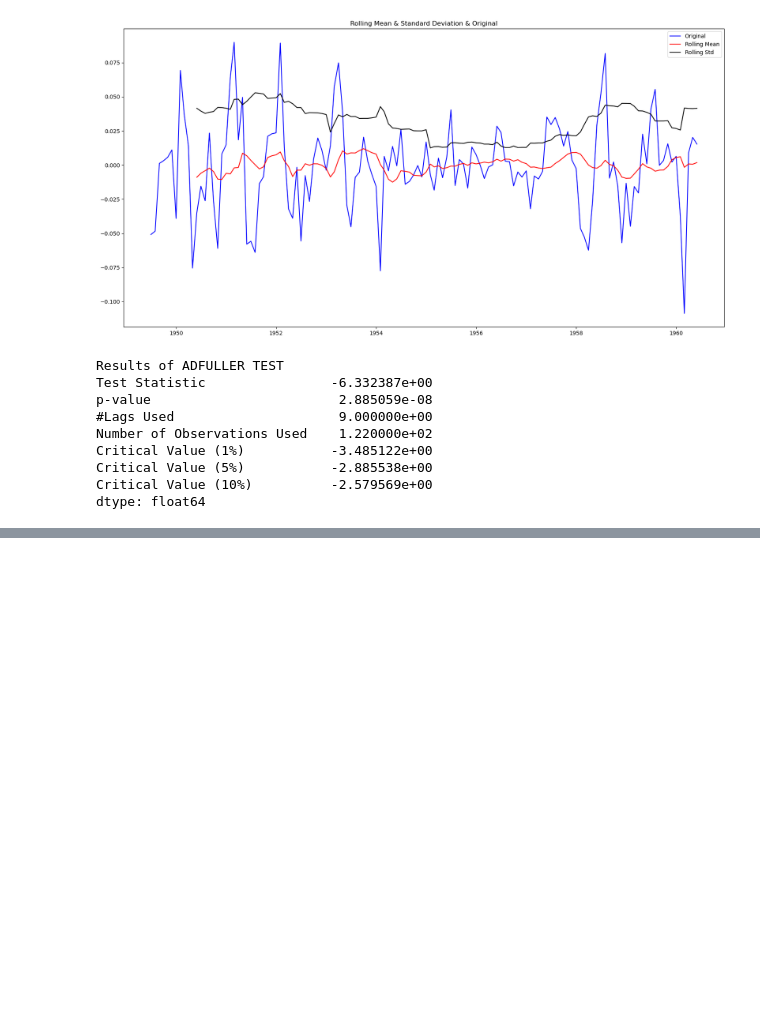
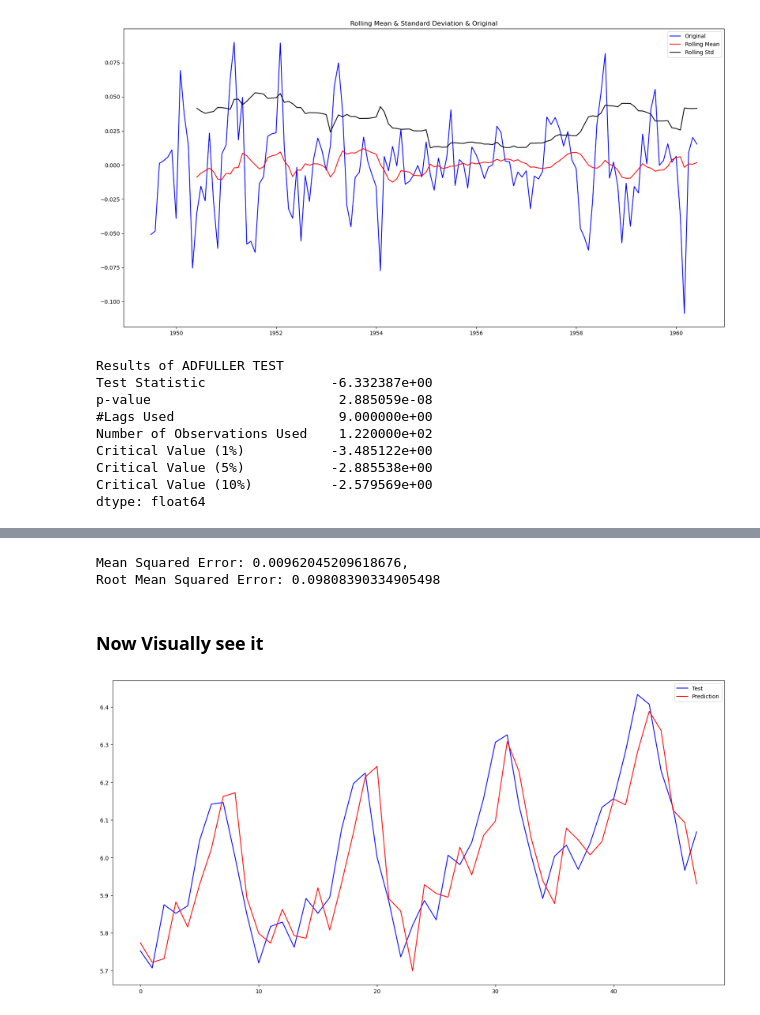
Before and after one commit to Sameen20-bot/Data-Science, a Jupyter notebook: Time Series Analysis And Forecasting/Arima Model/Model Building - Arima.ipynb, the cells around one changed output, grey strips where cells are left out. Cells and saved outputs as stored; diff of their text form; code cells hidden in the pictures; blank space fills up the shorter version.

```diff
--- a/Time Series Analysis And Forecasting/Arima Model/Model Building - Arima.ipynb
+++ b/Time Series Analysis And Forecasting/Arima Model/Model Building - Arima.ipynb
@@ -302,0 +305,2 @@ dtype: float64
+# %%
+ts_values = ts_log.values
@@ -302,0 +309,4 @@ dtype: float64
+# %%
+X = ts_values
+size = int(len(X) * 0.667)
+Train, Test = X[0:size], X[size:len(X)]
@@ -302,0 +323,3 @@ dtype: float64
+# %%
+History = [x for x in Train]
+predictions = list()
@@ -302,0 +329,13 @@ dtype: float64
+# %%
+for t in range(len(Test)):
+    model = ARIMA(History, order = (4,1,2))
+    model_fit = model.fit()
+
+    output = model_fit.forecast()
+
+    yhat = output[0]
+    predictions.append(yhat)
+    actual = Test[t]
+    History.append(actual)
+
+    print(f"Actual = {actual}, Predicted = {yhat}")
@@ -302,0 +360,18 @@ dtype: float64
+# %%
+error = mean_squared_error(Test, predictions)
+rmse = mean_squared_error(Test, predictions)**0.5
+
+print(f"Mean Squared Error: {error},\nRoot Mean Squared Error: {rmse}")
+# %% [output]
+Mean Squared Error: 0.00962045209618676,
+Root Mean Squared Error: 0.09808390334905498
+# %% [markdown]
+### Now Visually see it
+# %%
+plt.figure(figsize=(20,10))
+plt.plot(Test, color = 'blue', label='Test')
+plt.plot(predictions, color='red', label='Prediction')
+plt.legend(loc='best')
+plt.show()
+# %% [output]
+[figure, added]
```
Also changed, not shown: parts of 18 cells of this notebook, 20 other files.
